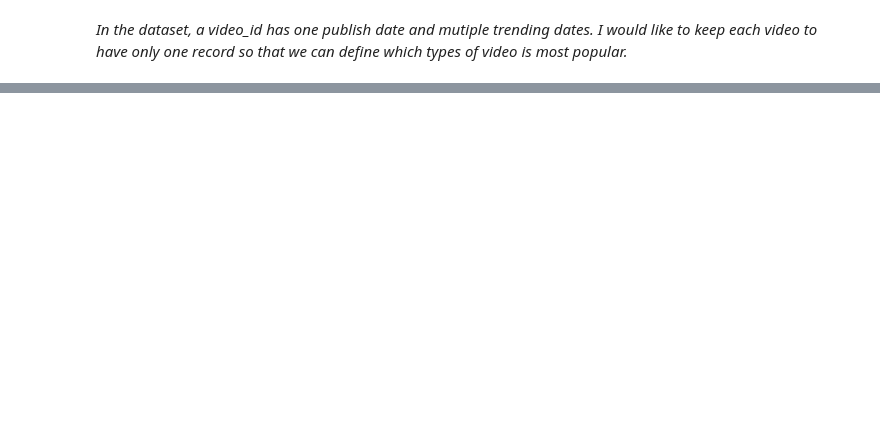
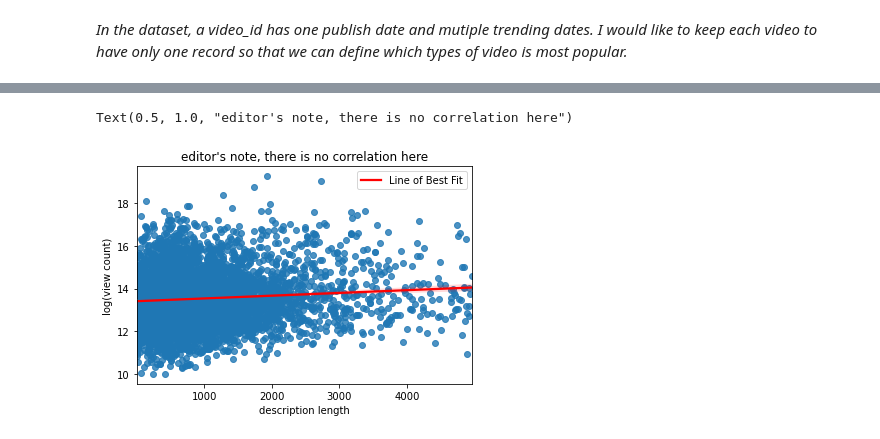
Before and after one commit to ubco-W2020WT1-data301/course-project-group_6007b, a Jupyter notebook: analysis/Brendan/Milestone2.ipynb, the cells around one changed output, grey strips where cells are left out. Cells and saved outputs as stored; diff of their text form; code cells hidden in the pictures; blank space fills up the shorter version.

```diff
--- a/analysis/Brendan/Milestone2.ipynb
+++ b/analysis/Brendan/Milestone2.ipynb
@@ -143,0 +116,9 @@ print(best, bestest, worst, worstest)
+# %%
+sns.regplot(x = df_lastdate.apply(lambda row: len(str(row["description"])), axis=1), y = df_lastdate["log_views"],line_kws = {"color": "red"})
+plt.xlabel("description length")
+plt.ylabel("log(view count)")
+plt.legend(['Line of Best Fit'])
+plt.title("editor's note, there is no correlation here")
+# %% [output]
+Text(0.5, 1.0, "editor's note, there is no correlation here")
+[figure, added]
```
Also changed, not shown: parts of 9 cells of this notebook.
